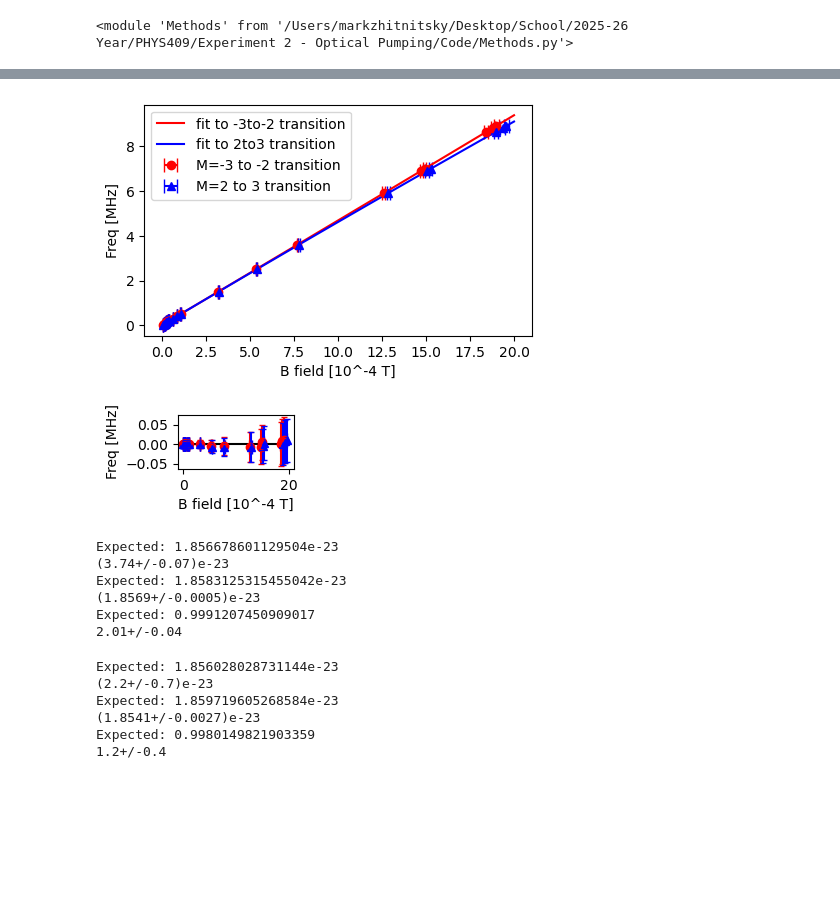
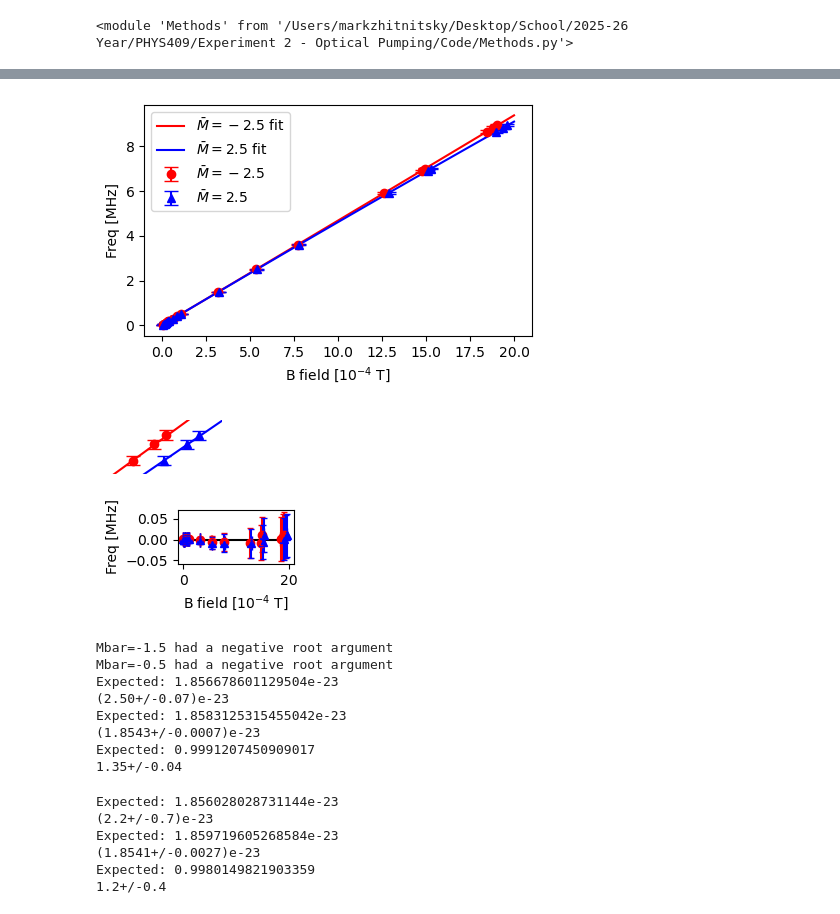
Before and after one commit to MarkZhit/PHYS409-Optical_Pumping, a Jupyter notebook: quadraticZeemanAnalysis.ipynb, the cells around one changed output, grey strips where cells are left out. Drawn from its saved outputs; the diff is of its cells as text; code cells hidden in the pictures; blank space fills up the shorter version.

Commit message:
re-analyzed Rb85 data with final VtoBoffset calibration, and got figures

```diff
--- a/quadraticZeemanAnalysis.ipynb
+++ b/quadraticZeemanAnalysis.ipynb
@@ -481,11 +488,14 @@ b fit: (6.996+/-0.020)e+09, expected 6.988894e+09
 # %%
 plt.figure(figsize=(5,3))
-plt.errorbar(Rb85d1 * 10**4, freq85, xerr=uRb85d1 * 10**4, capsize=5, label='M=-3 to -2 transition', fmt='o', color='red')
-# plt.errorbar(Rb85d2 * 10**4, freq85, xerr=uRb85d2 * 10**4, capsize=5, label='Rb85 dip2', fmt='o', color='red')
-# plt.errorbar(Rb85d3 * 10**4, freq85, xerr=uRb85d3 * 10**4, capsize=5, label='Rb85 dip3', fmt='o', color='red')
-# plt.errorbar(Rb85d4 * 10**4, freq85, xerr=uRb85d4 * 10**4, capsize=5, label='Rb85 dip4', fmt='o', color='red')
-# plt.errorbar(Rb85d5 * 10**4, freq85, xerr=uRb85d5 * 10**4, capsize=5, label='Rb85 dip5', fmt='o', color='red')
-plt.errorbar(Rb85d6 * 10**4, freq85, xerr=uRb85d6 * 10**4, capsize=5, label='M=2 to 3 transition', fmt='^', color='blue')
+# plt.errorbar(Rb85d1 * 10**4, freq85, xerr=uRb85d1 * 10**4, capsize=5, label=r'$\bar{M}=-2.5$', fmt='o', color='red')
+# # plt.errorbar(Rb85d2 * 10**4, freq85, xerr=uRb85d2 * 10**4, capsize=5, label='Rb85 dip2', fmt='o', color='red')
+# # plt.errorbar(Rb85d3 * 10**4, freq85, xerr=uRb85d3 * 10**4, capsize=5, label='Rb85 dip3', fmt='o', color='red')
+# # plt.errorbar(Rb85d4 * 10**4, freq85, xerr=uRb85d4 * 10**4, capsize=5, label='Rb85 dip4', fmt='o', color='red')
+# # plt.errorbar(Rb85d5 * 10**4, freq85, xerr=uRb85d5 * 10**4, capsize=5, label='Rb85 dip5', fmt='o', color='red')
+# plt.errorbar(Rb85d6 * 10**4, freq85, xerr=uRb85d6 * 10**4, capsize=5, label=r'$\bar{M}=2.5$', fmt='^', color='blue')
+
+plt.errorbar(Rb85d1 * 10**4, freq85, yerr=uFreq85d1, capsize=5, label=r'$\bar{M}=-2.5$', fmt='o', color='red')
+plt.errorbar(Rb85d6 * 10**4, freq85, yerr=uFreq85d6, capsize=5, label=r'$\bar{M}=2.5$', fmt='^', color='blue')
 
 # plt.errorbar(Rb87d1 * 10**4, freq87, xerr=uRb87d1 * 10**4, capsize=5, label='Rb87 dip1', fmt='o', color='blue')
 # # plt.errorbar(Rb87d2 * 10**4, freq87, xerr=uRb87d2 * 10**4, capsize=5, label='Rb87 dip2', fmt='o', color='blue')
@@ -493,12 +503,12 @@ plt.errorbar(Rb85d6 * 10**4, freq85, xerr=uRb85d6 * 10**4, capsize=5, label='M=2
 # plt.errorbar(Rb87d4 * 10**4, freq87, xerr=uRb87d4 * 10**4, capsize=5, label='Rb87 dip4', fmt='o', color='blue')
 
 
-plt.plot(bFullAxis * 10**4, quadratic_0intercept(output85d1.beta, bFullAxis) / 10**6, label='fit to -3to-2 transition', color='red')
+plt.plot(bFullAxis * 10**4, quadratic_0intercept(output85d1.beta, bFullAxis) / 10**6, label=r'$\bar{M}=-2.5$ fit', color='red')
 # # plt.plot(bFullAxis * 10**4, quadratic_0intercept(output85d2.beta, bFullAxis) / 10**6, label='fit to Rb85 dip2', color='red')
 # # plt.plot(bFullAxis * 10**4, quadratic_0intercept(output85d3.beta, bFullAxis) / 10**6, label='fit to Rb85 dip3', color='red')
 # # plt.plot(bFullAxis * 10**4, quadratic_0intercept(output85d4.beta, bFullAxis) / 10**6, label='fit to Rb85 dip4', color='red')
 # # plt.plot(bFullAxis * 10**4, quadratic_0intercept(output85d5.beta, bFullAxis) / 10**6, label='fit to Rb85 dip5', color='red')
-plt.plot(bFullAxis * 10**4, quadratic_0intercept(output85d6.beta, bFullAxis) / 10**6, label='fit to 2to3 transition', color='blue')
+plt.plot(bFullAxis * 10**4, quadratic_0intercept(output85d6.beta, bFullAxis) / 10**6, label=r'$\bar{M}=2.5$ fit', color='blue')
 
 # plt.plot(bFullAxis * 10**4, quadratic_0intercept(output87d1.beta, bFullAxis) / 10**6, label='fit to Rb87 dip1', color='blue')
 # # # plt.plot(bFullAxis * 10**4, quadratic_0intercept(output87d2.beta, bFullAxis) / 10**6, label='fit to Rb87 dip2', color='blue')
@@ -552,17 +562,30 @@ plt.plot(bFullAxis * 10**4, quadratic_0intercept(output85d6.beta, bFullAxis) / 1
 #     print(f"a expected {aExpected:.6e}")
 #     plt.plot(bFullAxis * 10**4, quadratic_0intercept([aExpected, bExpected], bFullAxis) / 10**6, label='simpler expected Rb85', color='orange')
 
-
 # Labels and formatting
 plt.ylabel('Freq [MHz]')
-plt.xlabel('B field [10^-4 T]')
+plt.xlabel('B field [$10^{-4}$ T]')
 # plt.title('B for transmission')
 plt.legend()
 # plt.xlim(0,1)
 # plt.ylim(0,1)
-plt.savefig("./figures/quadratic Zeeman mar 27.pdf", dpi=300, bbox_inches='tight')
+plt.savefig("./figures/quadratic Zeeman mar 27.pdf", dpi=300, pad_inches=0, bbox_inches='tight')
 plt.show()
 
+plt.figure(figsize=(1.5,0.7))
+# plt.errorbar(Rb85d1 * 10**4, freq85, xerr=uRb85d1 * 10**4, capsize=5, label=r'$\bar{M}=-2.5$', fmt='o', color='red')
+# plt.errorbar(Rb85d6 * 10**4, freq85, xerr=uRb85d6 * 10**4, capsize=5, label=r'$\bar{M}=2.5$', fmt='^', color='blue')
+plt.errorbar(Rb85d1 * 10**4, freq85, yerr=uFreq85d1, capsize=5, label=r'$\bar{M}=-2.5$', fmt='o', color='red')
+plt.errorbar(Rb85d6 * 10**4, freq85, yerr=uFreq85d6, capsize=5, label=r'$\bar{M}=2.5$', fmt='^', color='blue')
+plt.plot(bFullAxis * 10**4, quadratic_0intercept(output85d1.beta, bFullAxis) / 10**6, label=r'$\bar{M}=-2.5$ fit', color='red')
+plt.plot(bFullAxis * 10**4, quadratic_0intercept(output85d6.beta, bFullAxis) / 10**6, label=r'$\bar{M}=2.5$ fit', color='blue')
+# plt.ylabel('Freq [MHz]')
+# plt.xlabel('B field [$10^{-4}$ T]')
+plt.xlim(18,20)
+plt.ylim(8.5,9.1)
+plt.axis('off')
+plt.savefig("./figures/quadratic Zeeman-zoomed mar 30.pdf", bbox_inches='tight', pad_inches=0, dpi=300)
+plt.show()
 # M = -2
 # I = 5/2
 # dEhfs = dEhfs85
@@ -580,52 +603,54 @@ plt.show()
 # plt.errorbar(Rb87d1 * 10**4, residual, xerr=uRb87d1 * 10**4, capsize=5, label='residual of Rb87 dip1', fmt='o', color='blue')
 #
 # plt.ylabel('Freq [MHz]')
-# plt.xlabel('B field [10^-4 T]')
+# plt.xlabel('B field [$10^{-4}$ T]')
 # plt.savefig("./figures/quadratic Zeeman residual Ideal mar 27", dpi=300)
 # plt.show()
 
 plt.figure(figsize=(1.5,0.7))
 plt.plot(bFullAxis * 10**4, np.zeros(len(bFullAxis)), color="black")
-plt.errorbar(Rb85d1 * 10**4, Rb85d1Residual, xerr=uRb85d1 * 10**4, capsize=5, label='residual of Rb85 dip1', fmt='o', color='red')
+plt.errorbar(Rb85d1 * 10**4, Rb85d1Residual, xerr=uRb85d1 * 10**4, capsize=5, label=r'$\bar{M}=-2.5$ residual', fmt='o', color='red')
 # plt.errorbar(Rb85d2 * 10**4, Rb85d2Residual, xerr=uRb85d2 * 10**4, capsize=5, label='residual of Rb85 dip2', fmt='o', color='red')
 # plt.errorbar(Rb85d3 * 10**4, Rb85d3Residual, xerr=uRb85d3 * 10**4, capsize=5, label='residual of Rb85 dip3', fmt='o', color='red')
 # plt.errorbar(Rb85d4 * 10**4, Rb85d4Residual, xerr=uRb85d4 * 10**4, capsize=5, label='residual of Rb85 dip4', fmt='o', color='red')
 # plt.errorbar(Rb85d5 * 10**4, Rb85d5Residual, xerr=uRb85d5 * 10**4, capsize=5, label='residual of Rb85 dip5', fmt='o', color='red')
-plt.errorbar(Rb85d6 * 10**4, Rb85d6Residual, xerr=uRb85d6 * 10**4, capsize=5, label='residual of Rb85 dip6', fmt='^', color='blue')
+plt.errorbar(Rb85d6 * 10**4, Rb85d6Residual, xerr=uRb85d6 * 10**4, capsize=5, label=r'$\bar{M}=2.5$ residual', fmt='^', color='blue')
 
-plt.errorbar(Rb85d1 * 10**4, Rb85d1Residual, yerr=uFreq85d1, capsize=2, markersize=3, label='residual of Rb85 dip1', fmt='o', color='red')
+
+plt.errorbar(Rb85d1 * 10**4, Rb85d1Residual, yerr=uFreq85d1, capsize=2, markersize=3, label=r'$\bar{M}=-2.5$ residual', fmt='o', color='red')
 # plt.errorbar(Rb85d2 * 10**4, Rb85d2Residual, yerr=uFreq85d2, capsize=5, label='residual of Rb85 dip1', fmt='o', color='red')
 # plt.errorbar(Rb85d3 * 10**4, Rb85d3Residual, yerr=uFreq85d3, capsize=5, label='residual of Rb85 dip1', fmt='o', color='red')
 # plt.errorbar(Rb85d4 * 10**4, Rb85d4Residual, yerr=uFreq85d4, capsize=5, label='residual of Rb85 dip1', fmt='o', color='red')
 # plt.errorbar(Rb85d5 * 10**4, Rb85d5Residual, yerr=uFreq85d5, capsize=5, label='residual of Rb85 dip1', fmt='o', color='red')
-plt.errorbar(Rb85d6 * 10**4, Rb85d6Residual, yerr=uFreq85d6, capsize=2, markersize=3, label='residual of Rb85 dip1', fmt='^', color='blue')
+plt.errorbar(Rb85d6 * 10**4, Rb85d6Residual, yerr=uFreq85d6, capsize=2, markersize=3, label=r'$\bar{M}=2.5$ residual', fmt='^', color='blue')
 
 # plt.errorbar(Rb87d1 * 10**4, Rb87d1Residual, xerr=uRb87d1 * 10**4, capsize=5, label='residual of Rb87 dip1', fmt='o', color='blue')
 # plt.errorbar(Rb87d2 * 10**4, Rb87d2Residual, xerr=uRb87d2 * 10**4, capsize=5, label='residual of Rb87 dip1', fmt='o', color='blue')
 # plt.errorbar(Rb87d3 * 10**4, Rb87d3Residual, xerr=uRb87d3 * 10**4, capsize=5, label='residual of Rb87 dip1', fmt='o', color='blue')
 # plt.errorbar(Rb87d4 * 10**4, Rb87d4Residual, xerr=uRb87d4 * 10**4, capsize=5, label='residual of Rb87 dip1', fmt='o', color='blue')
 
 # print("max residual:", max(Rb85d1Residual))
 # print("max residual:", max(Rb85d2Residual))
 # print("max residual:", max(Rb85d3Residual))
 # print("max residual:", max(Rb85d4Residual))
 # print("max residual:", max(Rb85d5Residual))
 # print("max residual:", max(Rb85d6Residual))
 #
 # print("min residual:", min(Rb85d1Residual))
 # print("min residual:", min(Rb85d2Residual))
 # print("min residual:", min(Rb85d3Residual))
 # print("min residual:", min(Rb85d4Residual))
 # print("min residual:", min(Rb85d5Residual))
 # print("min residual:", min(Rb85d6Residual))
 
 plt.ylabel('Freq [MHz]')
-plt.xlabel('B field [10^-4 T]')
-plt.savefig("./figures/quadratic Zeeman residual mar 27.pdf", dpi=300, bbox_inches='tight')
+plt.xlabel(r'B field [$10^{-4}$ T]')
+plt.savefig("./figures/quadratic Zeeman residual mar 27.pdf", dpi=300, pad_inches=0, bbox_inches='tight')
 plt.show()
 # %% [output]
-[figure, old version]
+[figure, new version]
-[figure, old version]
+[figure, new version]
+[figure, added]
 # %%
 
 # aFitted = -2*(((M-0.5)*(g_J * mu_B + muI(I, gI)/I)**2)/((2*I + 1)**2 * h * dEhfs))
@@ -633,12 +658,14 @@ plt.show()
 # gJImuB = (g_J + g_I)*muB
 I = 5/2
 gI = gI85
+dEhfs = dEhfs85
 # (gJ+gI) * muB
 gJImuB_Rb85 = []
 
 for M,a in zip([-2,-1,0,1,2,3],[a85d1,a85d2,a85d3,a85d4,a85d5,a85d6]):
     # a = a + 2.3e10
     if (((a*((2*I + 1)**2 * h * dEhfs))/(-2*(M-0.5))) < 0):
+        print("Mbar="+str(M-0.5)+" had a negative root argument")
         continue
     # print(sqrt((a85d1*((2*I + 1)**2 * h * dEhfs))/(-2*(M-0.5))))
     gJImuB_Rb85.append(sqrt((a*((2*I + 1)**2 * h * dEhfs))/(-2*(M-0.5))))
@@ -669,12 +696,14 @@ print(avggJ2ImuB_Rb85)
 print("Expected: " + str((gJ+gI)/(gJ-2*I*gI)))
 print(avggJImuB_Rb85/avggJ2ImuB_Rb85)
 # %% [output]
+Mbar=-1.5 had a negative root argument
+Mbar=-0.5 had a negative root argument
 Expected: 1.856678601129504e-23
-(3.74+/-0.07)e-23
+(2.50+/-0.07)e-23
 Expected: 1.8583125315455042e-23
-(1.8569+/-0.0005)e-23
+(1.8543+/-0.0007)e-23
 Expected: 0.9991207450909017
-2.01+/-0.04
+1.35+/-0.04
 # %%
 I = 3/2
 gI = gI87
```
Also changed, not shown: parts of 7 cells of this notebook, 48 other files.
